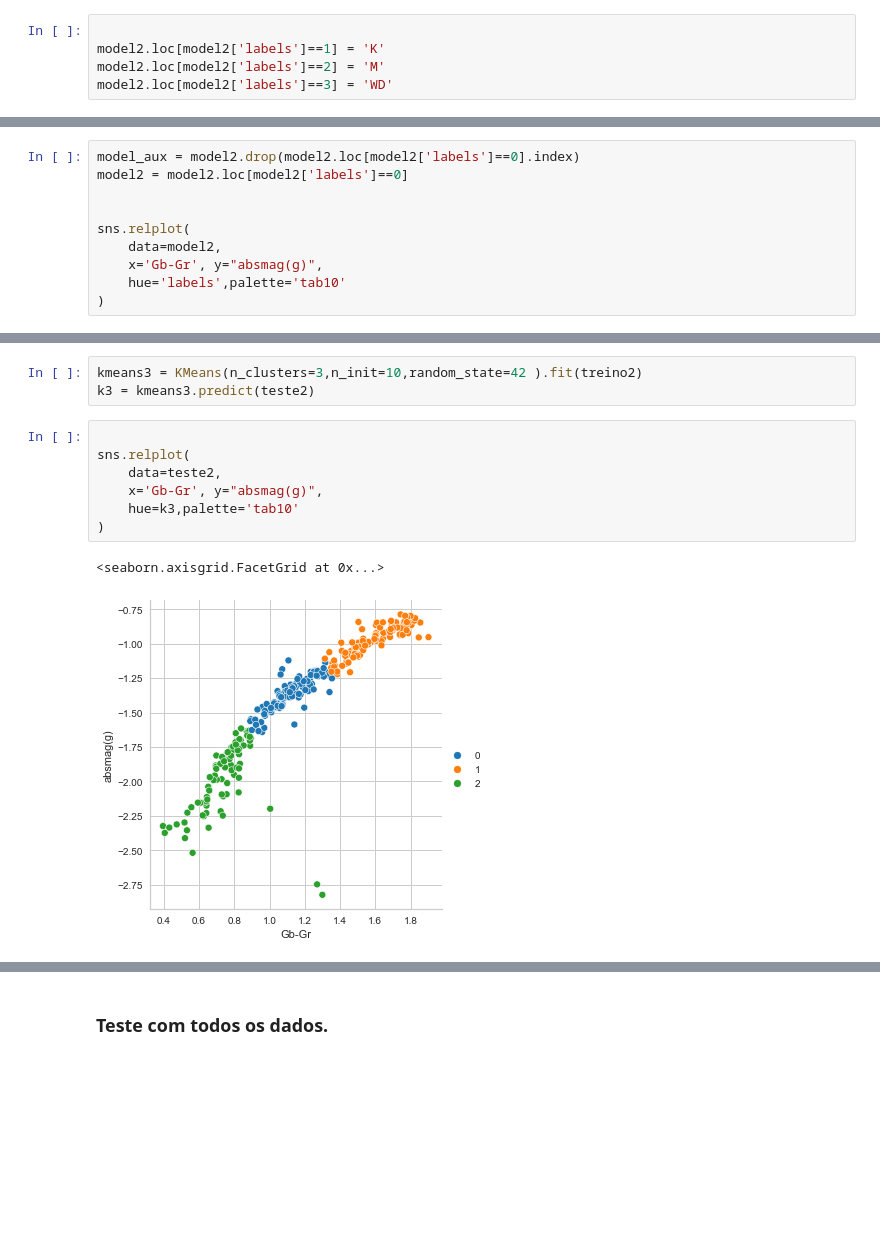
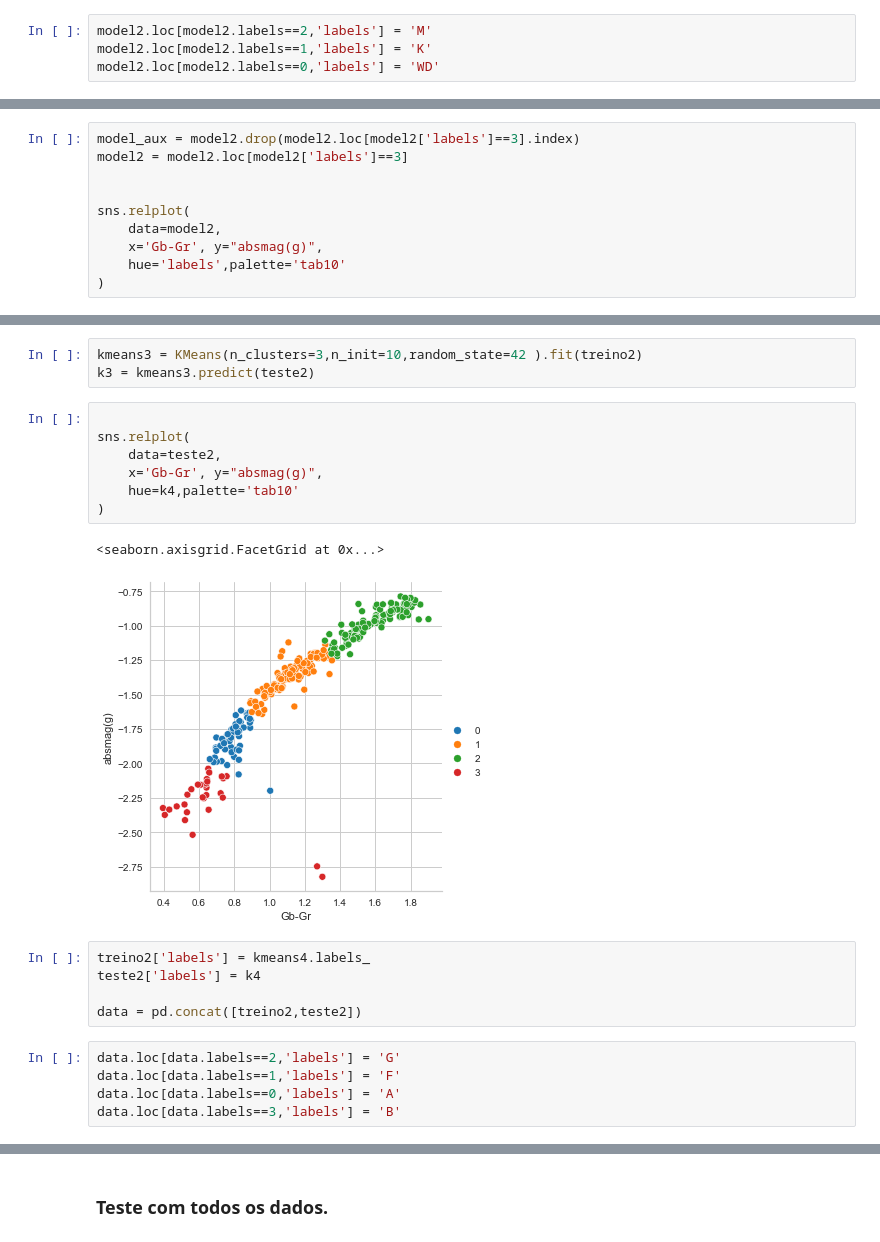
Before and after one commit to Di-carvalho/classifica-o_de_estrelas_GAIA-Clustering, a Jupyter notebook: star_classification-gaia.ipynb, the cells around one changed output, grey strips where cells are left out. Cells and saved outputs as stored; diff of their text form; blank space fills up the shorter version.

```diff
--- a/star_classification-gaia.ipynb
+++ b/star_classification-gaia.ipynb
@@ -968,5 +968,4 @@ See the caveats in the documentation: https://pandas.pydata.org/pandas-docs/stab
 # %%
-
-model2.loc[model2['labels']==1] = 'K'
-model2.loc[model2['labels']==2] = 'M'
-model2.loc[model2['labels']==3] = 'WD'
+model2.loc[model2.labels==2,'labels'] = 'M'
+model2.loc[model2.labels==1,'labels'] = 'K'
+model2.loc[model2.labels==0,'labels'] = 'WD'
@@ -973,6 +975,6 @@ model2.loc[model2['labels']==3] = 'WD'
 # %%
-model_aux = model2.drop(model2.loc[model2['labels']==0].index)
-model2 = model2.loc[model2['labels']==0]
+model_aux = model2.drop(model2.loc[model2['labels']==3].index)
+model2 = model2.loc[model2['labels']==3]
 
 
 sns.relplot(
@@ -1030,11 +1032,21 @@ k3 = kmeans3.predict(teste2)
 # %%
 
 sns.relplot(
     data=teste2,
     x='Gb-Gr', y="absmag(g)",
-    hue=k3,palette='tab10'
+    hue=k4,palette='tab10'
 )
 # %% [output]
 <seaborn.axisgrid.FacetGrid at 0x...>
-[figure, old version]
+[figure, new version]
+# %%
+treino2['labels'] = kmeans4.labels_
+teste2['labels'] = k4
+
+data = pd.concat([treino2,teste2])
+# %%
+data.loc[data.labels==2,'labels'] = 'G'
+data.loc[data.labels==1,'labels'] = 'F'
+data.loc[data.labels==0,'labels'] = 'A'
+data.loc[data.labels==3,'labels'] = 'B'
 # %%
```
Also changed, not shown: parts of 16 cells of this notebook.
